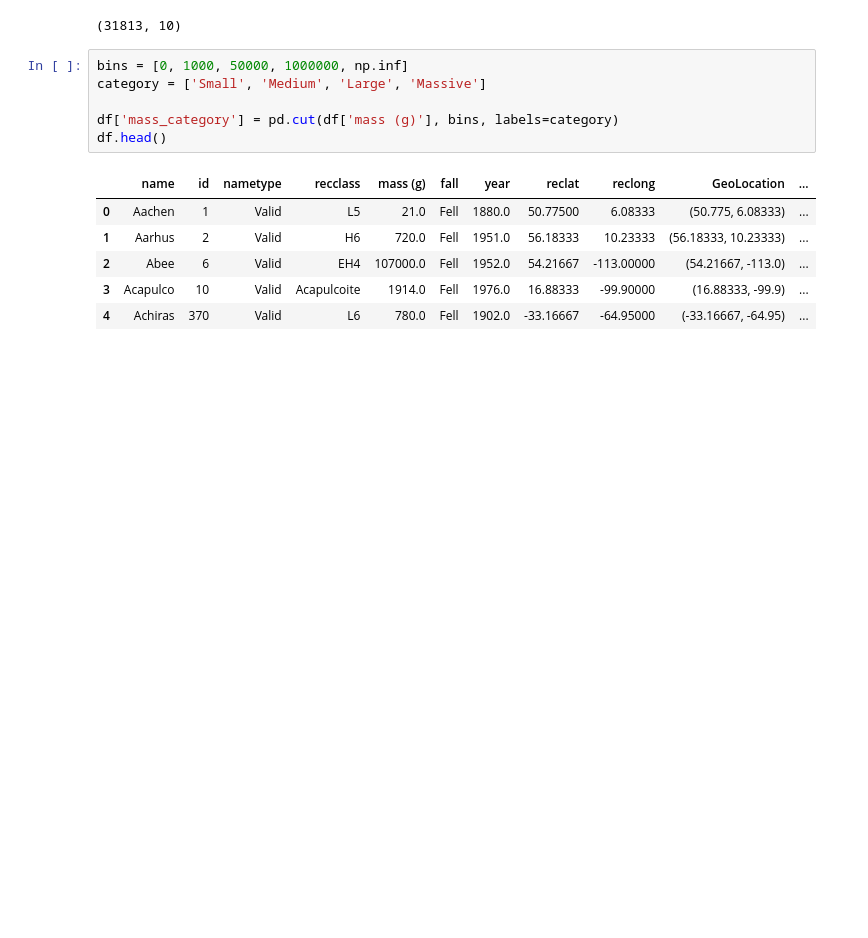
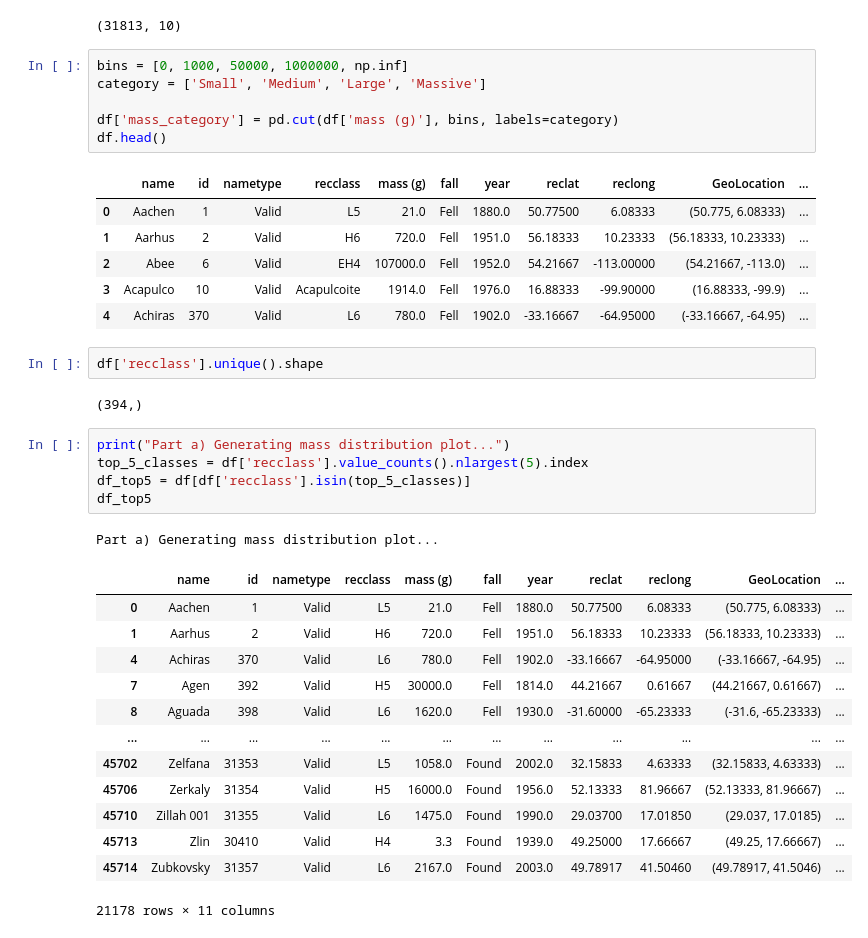
Before and after one commit to Musfique-Ahmed/Data-Visualization-Lab, a Jupyter notebook: prac.ipynb, the cells around one changed output. Saved outputs shown, nothing was run; the diff lists cells and outputs as text; blank space fills up the shorter version.

```diff
--- a/prac.ipynb
+++ b/prac.ipynb
@@ -266,3 +266,27 @@ df.head()
 | 2 | Abee | 6 | Valid | EH4 | 107000.0 | Fell | 1952.0 | 54.21667 | -113.00000 | (54.21667, -113.0) | ... |
 | 3 | Acapulco | 10 | Valid | Acapulcoite | 1914.0 | Fell | 1976.0 | 16.88333 | -99.90000 | (16.88333, -99.9) | ... |
 | 4 | Achiras | 370 | Valid | L6 | 780.0 | Fell | 1902.0 | -33.16667 | -64.95000 | (-33.16667, -64.95) | ... |
+# %%
+df['recclass'].unique().shape
+# %% [output]
+(394,)
+# %%
+print("Part a) Generating mass distribution plot...")
+top_5_classes = df['recclass'].value_counts().nlargest(5).index
+df_top5 = df[df['recclass'].isin(top_5_classes)]
+df_top5
+# %% [output]
+Part a) Generating mass distribution plot...
+|  | name | id | nametype | recclass | mass (g) | fall | year | reclat | reclong | GeoLocation | ... |
+| 0 | Aachen | 1 | Valid | L5 | 21.0 | Fell | 1880.0 | 50.77500 | 6.08333 | (50.775, 6.08333) | ... |
+| 1 | Aarhus | 2 | Valid | H6 | 720.0 | Fell | 1951.0 | 56.18333 | 10.23333 | (56.18333, 10.23333) | ... |
+| 4 | Achiras | 370 | Valid | L6 | 780.0 | Fell | 1902.0 | -33.16667 | -64.95000 | (-33.16667, -64.95) | ... |
+| 7 | Agen | 392 | Valid | H5 | 30000.0 | Fell | 1814.0 | 44.21667 | 0.61667 | (44.21667, 0.61667) | ... |
+| 8 | Aguada | 398 | Valid | L6 | 1620.0 | Fell | 1930.0 | -31.60000 | -65.23333 | (-31.6, -65.23333) | ... |
+| ... | ... | ... | ... | ... | ... | ... | ... | ... | ... | ... | ... |
+| 45702 | Zelfana | 31353 | Valid | L5 | 1058.0 | Found | 2002.0 | 32.15833 | 4.63333 | (32.15833, 4.63333) | ... |
+| 45706 | Zerkaly | 31354 | Valid | H5 | 16000.0 | Found | 1956.0 | 52.13333 | 81.96667 | (52.13333, 81.96667) | ... |
+| 45710 | Zillah 001 | 31355 | Valid | L6 | 1475.0 | Found | 1990.0 | 29.03700 | 17.01850 | (29.037, 17.0185) | ... |
+| 45713 | Zlin | 30410 | Valid | H4 | 3.3 | Found | 1939.0 | 49.25000 | 17.66667 | (49.25, 17.66667) | ... |
+| 45714 | Zubkovsky | 31357 | Valid | L6 | 2167.0 | Found | 2003.0 | 49.78917 | 41.50460 | (49.78917, 41.5046) | ... |
+21178 rows × 11 columns
```
Also changed, not shown: parts of 3 cells of this notebook.
